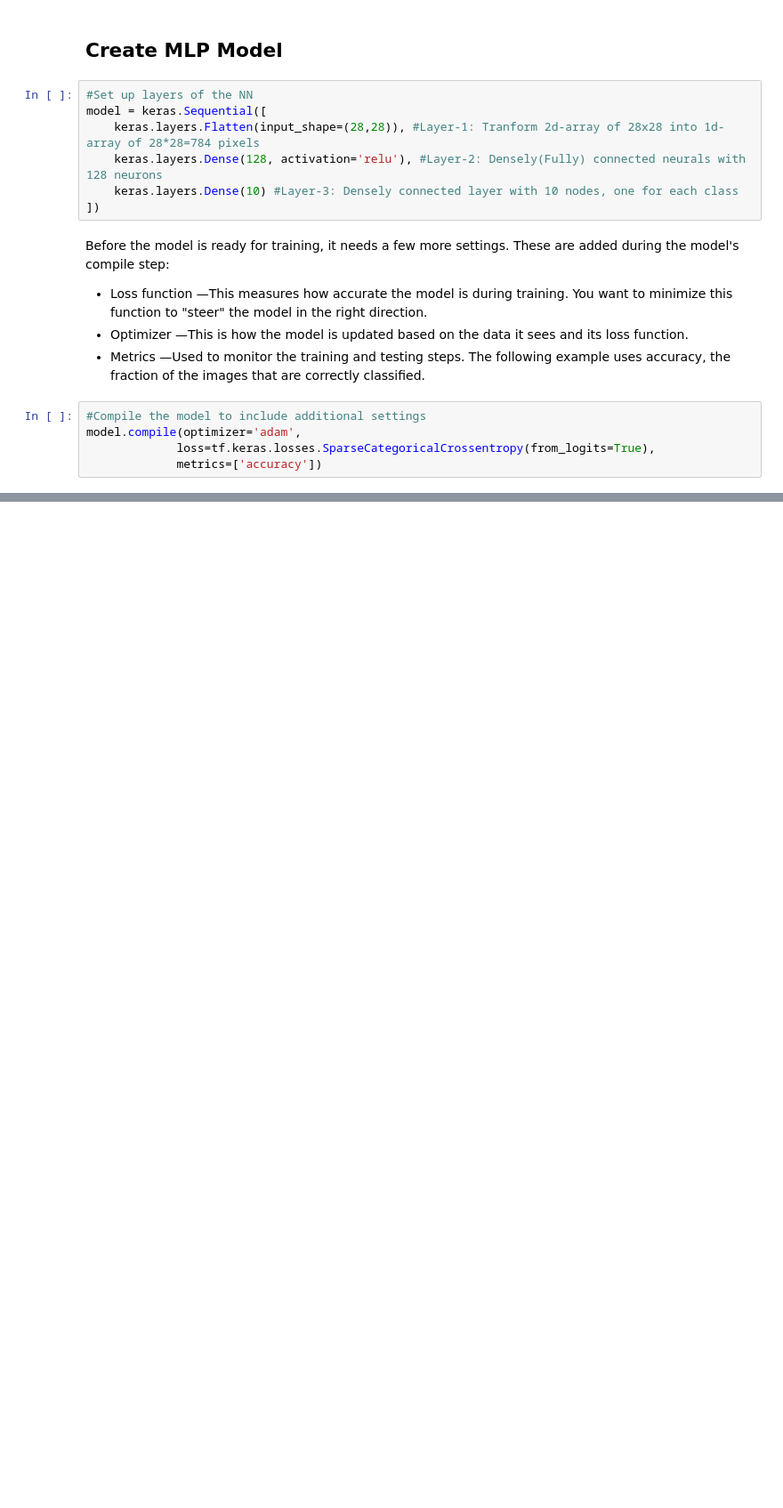
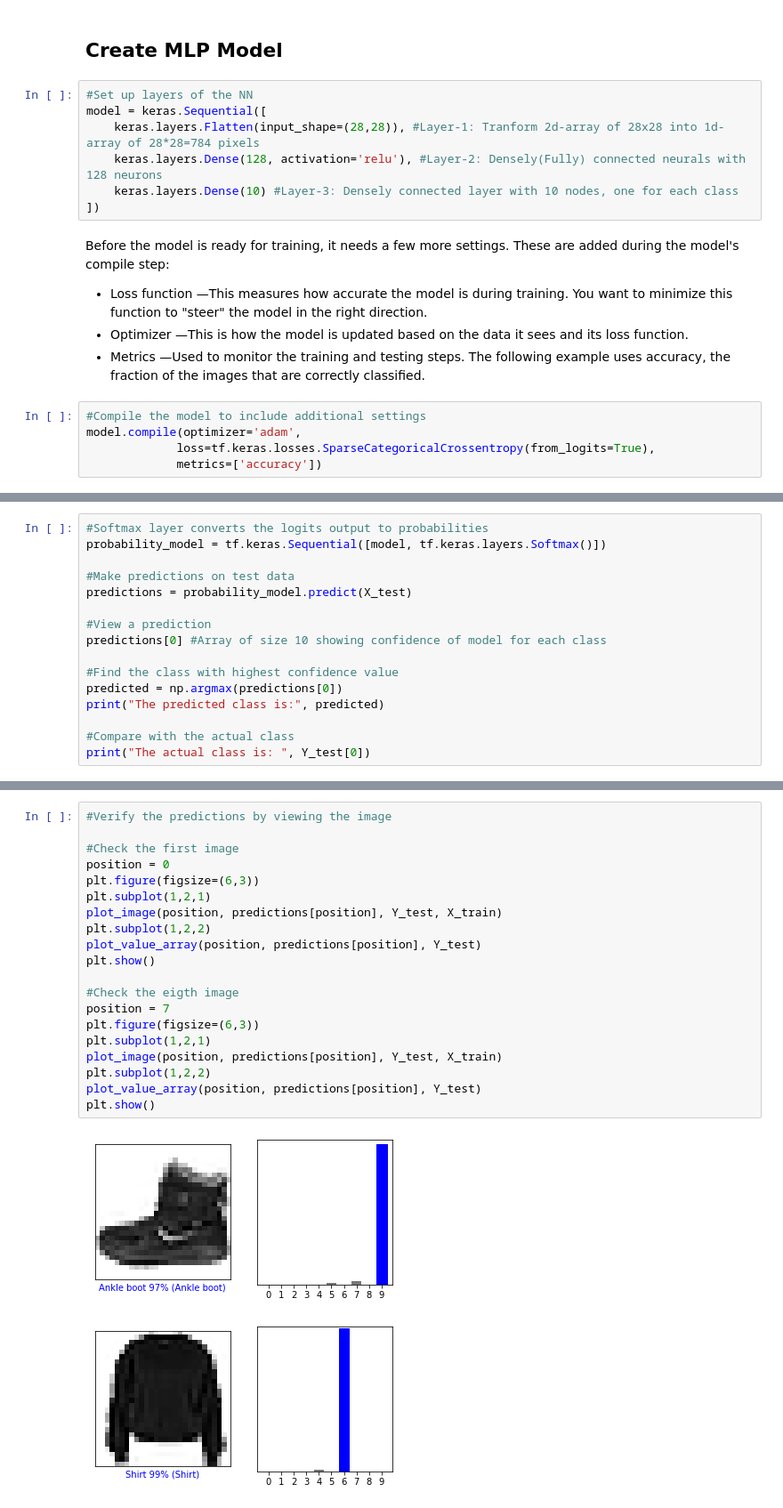
Before and after one commit to rojinadeuja/Multi-Layer-Perceptron, a Jupyter notebook: Image_Recognition_with_MLP_Fashion_Data.ipynb, the cells around one changed output, grey strips where cells are left out. Shown: that part at 89% size. Cells and saved outputs as stored; diff of their text form; blank space fills up the shorter version.

```diff
--- a/Image_Recognition_with_MLP_Fashion_Data.ipynb
+++ b/Image_Recognition_with_MLP_Fashion_Data.ipynb
@@ -71,0 +104,16 @@ ValueError: Input arrays should have the same number of samples as target arrays
+# %%
+#Softmax layer converts the logits output to probabilities
+probability_model = tf.keras.Sequential([model, tf.keras.layers.Softmax()])
+
+#Make predictions on test data
+predictions = probability_model.predict(X_test)
+
+#View a prediction
+predictions[0] #Array of size 10 showing confidence of model for each class
+
+#Find the class with highest confidence value
+predicted = np.argmax(predictions[0])
+print("The predicted class is:", predicted)
+
+#Compare with the actual class
+print("The actual class is: ", Y_test[0])
@@ -71,0 +153,23 @@ ValueError: Input arrays should have the same number of samples as target arrays
+# %%
+#Verify the predictions by viewing the image
+
+#Check the first image
+position = 0
+plt.figure(figsize=(6,3))
+plt.subplot(1,2,1)
+plot_image(position, predictions[position], Y_test, X_train)
+plt.subplot(1,2,2)
+plot_value_array(position, predictions[position], Y_test)
+plt.show()
+
+#Check the eigth image
+position = 7
+plt.figure(figsize=(6,3))
+plt.subplot(1,2,1)
+plot_image(position, predictions[position], Y_test, X_train)
+plt.subplot(1,2,2)
+plot_value_array(position, predictions[position], Y_test)
+plt.show()
+# %% [output]
+[figure, added]
+[figure, added]
```
Also changed, not shown: parts of 9 cells of this notebook.
